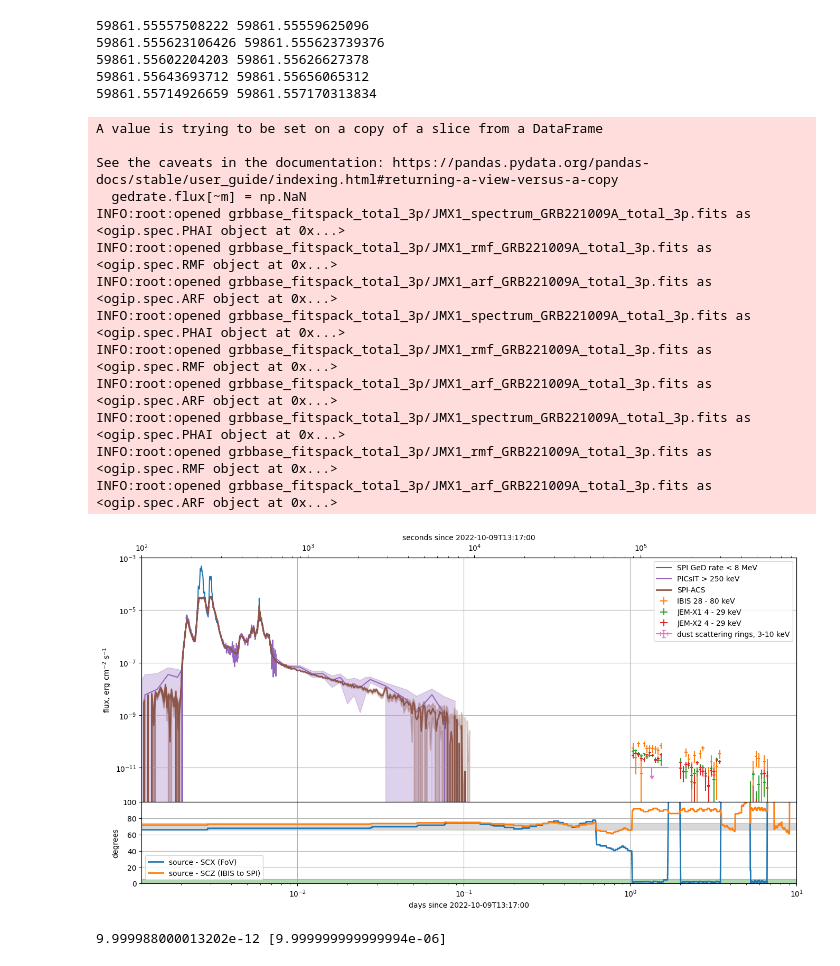
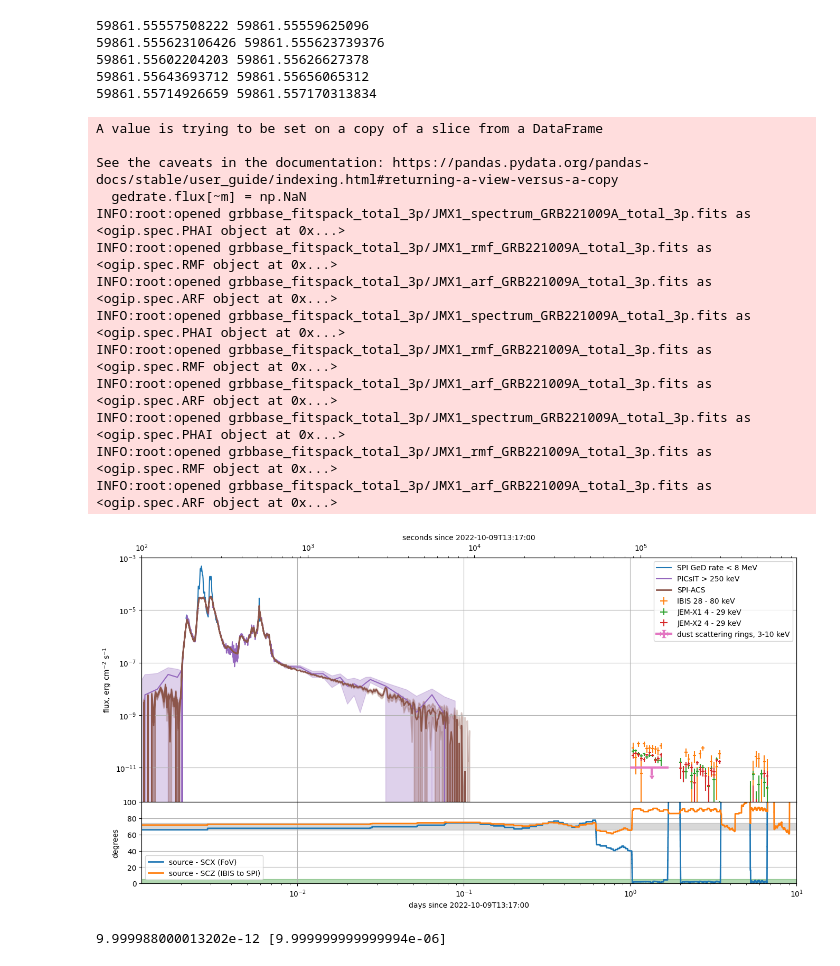
Before and after one commit to volodymyrss/grb221009, a Jupyter notebook: afterglow.ipynb, the cells around one changed output. Drawn from its saved outputs; the diff is of its cells as text; code cells hidden in the pictures.

```diff
--- a/afterglow.ipynb
+++ b/afterglow.ipynb
@@ -354,8 +354,7 @@ def get_conversion(instr):
 
 
     model_generator = lambda p:(lambda x:(p[0]*(x/25.)))
-    fit_result, fitted_model = ogip.tools.fit(model_generator, [7e-5], pha, rmf, None,
-                                            mask=~np.isnan(pha._rate))
+    fit_result, fitted_model = ogip.tools.fit(model_generator, [7e-5], [(pha, rmf, None, ~np.isnan(pha._rate))])
 
     # TODO: check
     return ogip.tools.get_unfolding_factor(fitted_model, rmf, arf) * u.keV.to(u.erg)
@@ -566,6 +582,7 @@ plt.errorbar(
     rings['r2558']['flux_ecs_3_10']/2.,
     xerr=(rings['r2558']['t2_since_t0_d'] - rings['r2558']['t1_since_t0_d'])/2.,
     uplims=[True],
+    lw=3,
     label="dust scattering rings, 3-10 keV"
 )
 
@@ -597,34 +614,34 @@ plt.subplots_adjust(hspace=0)
 
 plt.sca(axes[0])
 xl_d = plt.gca().get_xlim()
 
 ax = plt.twiny()
 ax.set_xlabel(f"seconds since {T0_isot}")
 plt.xlim(np.array(xl_d)*24*3600)
 plt.semilogx()
 
 
 plt.savefig("lc.png")
 plt.savefig("lc.pdf")
 
 # TODO: plot early AG SPI-ACS
 # TODO: plot model fitb
 # TODO: plot rings contribution approx
 # %% [output]
 A value is trying to be set on a copy of a slice from a DataFrame
 
 See the caveats in the documentation: https://pandas.pydata.org/pandas-docs/stable/user_guide/indexing.html#returning-a-view-versus-a-copy
   gedrate.flux[~m] = np.NaN
 INFO:root:opened grbbase_fitspack_total_3p/JMX1_spectrum_GRB221009A_total_3p.fits as <ogip.spec.PHAI object at 0x...>
 INFO:root:opened grbbase_fitspack_total_3p/JMX1_rmf_GRB221009A_total_3p.fits as <ogip.spec.RMF object at 0x...>
 INFO:root:opened grbbase_fitspack_total_3p/JMX1_arf_GRB221009A_total_3p.fits as <ogip.spec.ARF object at 0x...>
 INFO:root:opened grbbase_fitspack_total_3p/JMX1_spectrum_GRB221009A_total_3p.fits as <ogip.spec.PHAI object at 0x...>
 INFO:root:opened grbbase_fitspack_total_3p/JMX1_rmf_GRB221009A_total_3p.fits as <ogip.spec.RMF object at 0x...>
 INFO:root:opened grbbase_fitspack_total_3p/JMX1_arf_GRB221009A_total_3p.fits as <ogip.spec.ARF object at 0x...>
 INFO:root:opened grbbase_fitspack_total_3p/JMX1_spectrum_GRB221009A_total_3p.fits as <ogip.spec.PHAI object at 0x...>
 INFO:root:opened grbbase_fitspack_total_3p/JMX1_rmf_GRB221009A_total_3p.fits as <ogip.spec.RMF object at 0x...>
 INFO:root:opened grbbase_fitspack_total_3p/JMX1_arf_GRB221009A_total_3p.fits as <ogip.spec.ARF object at 0x...>
-[figure, old version]
+[figure, new version]
 # %%
 t_N = 1.
 
```
Also changed, not shown: parts of 9 cells of this notebook, 3 other files.
